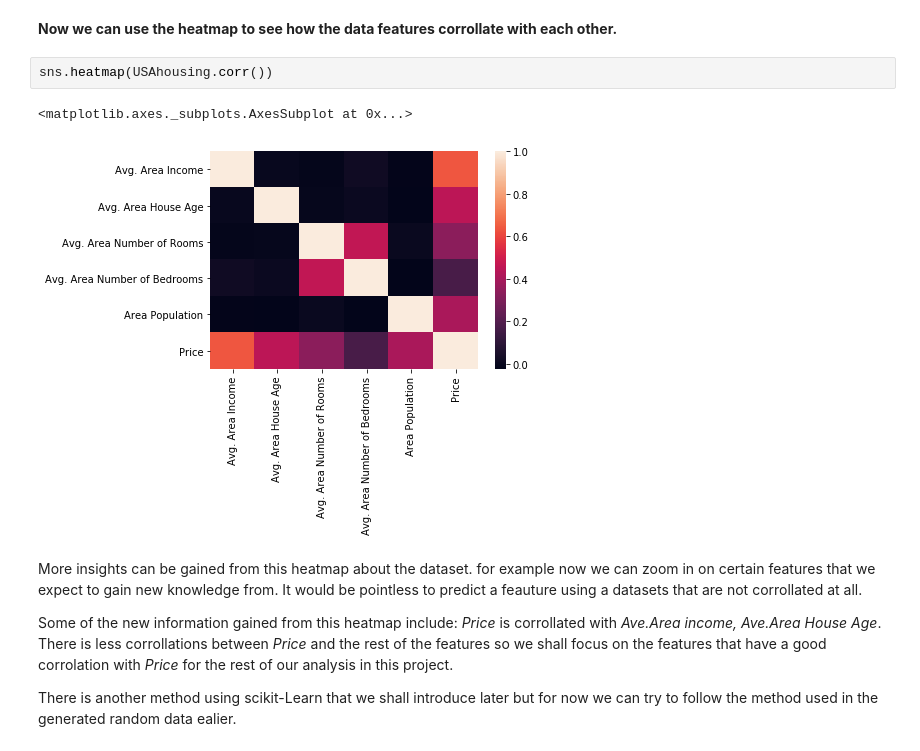
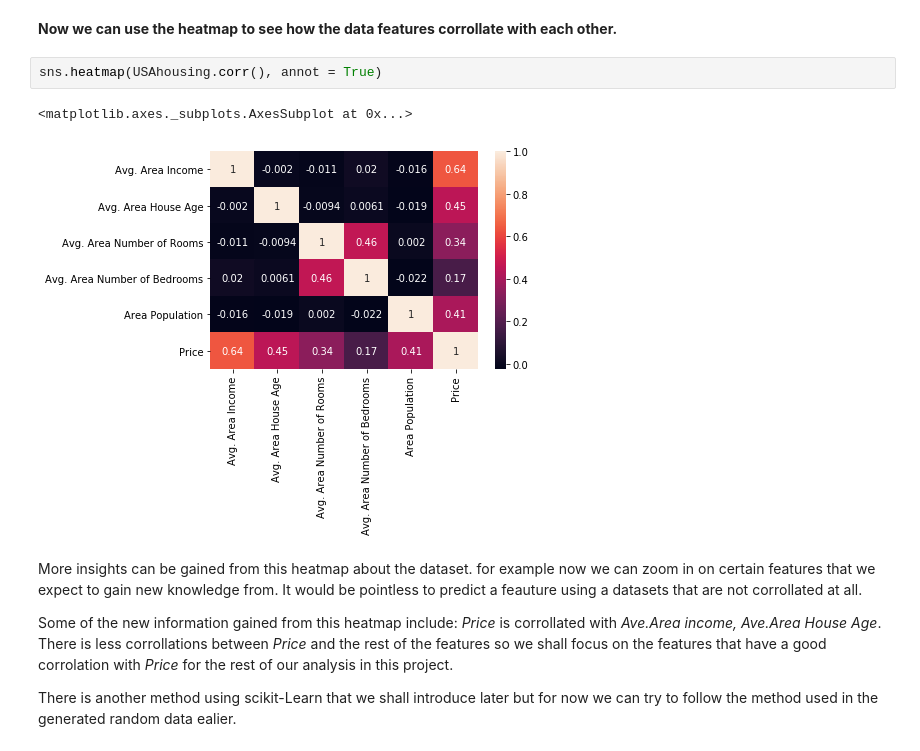
Before and after one commit to MrRutledge/ML_Practice, a Jupyter notebook: Linear_Regression .ipynb, the cells around one changed output. Saved outputs shown, nothing was run; the diff lists cells and outputs as text.

```diff
--- a/Linear_Regression .ipynb
+++ b/Linear_Regression .ipynb
@@ -108,10 +109,10 @@ __From the above plot we can say that we're dealing with a normally distributed
 # %% [markdown]
 __Now we can use the heatmap to see how the data features corrollate with each other.__
 # %%
-sns.heatmap(USAhousing.corr())
+sns.heatmap(USAhousing.corr(), annot = True)
 # %% [output]
 <matplotlib.axes._subplots.AxesSubplot at 0x...>
-[figure, old version]
+[figure, new version]
 # %% [markdown]
 More insights can be gained from this heatmap about the dataset. for example now we can zoom in on certain features that we expect to gain new knowledge from. It would be pointless to predict a feauture using a datasets that are not corrollated at all.<br>
 
```
Also changed, not shown: parts of 8 cells of this notebook, 1 other file.
